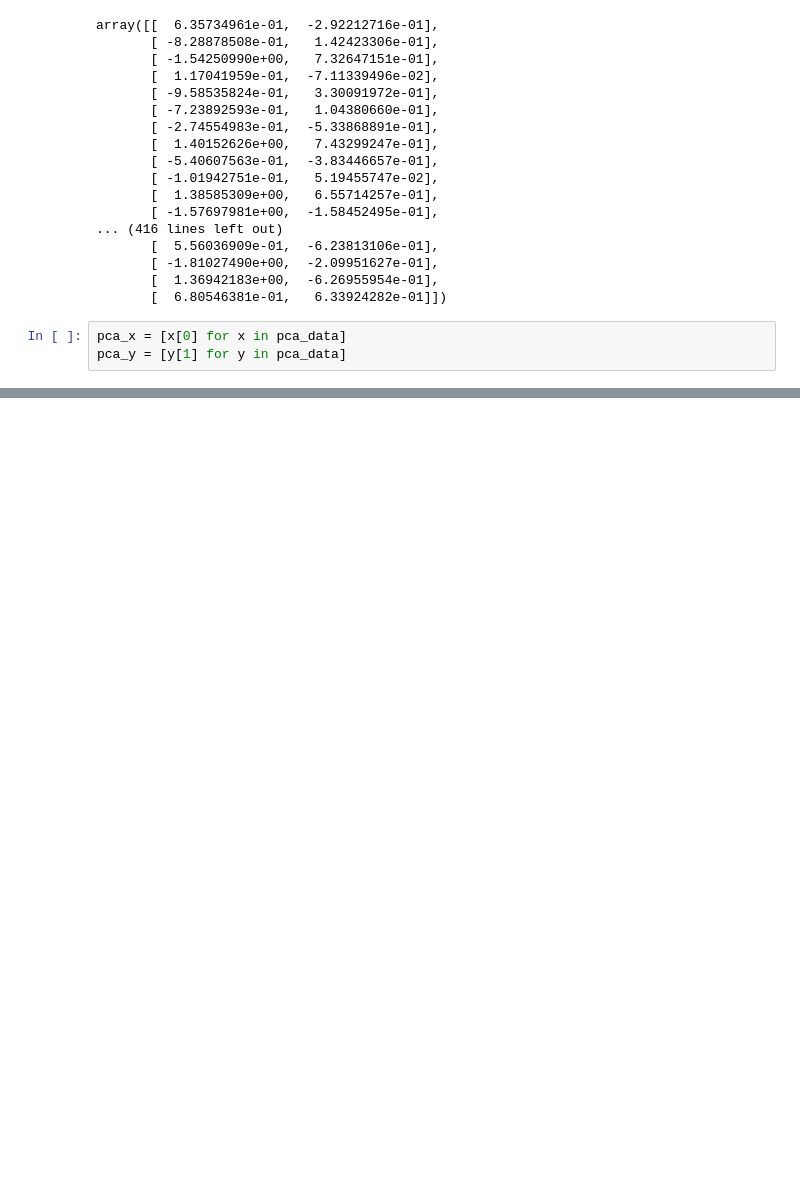
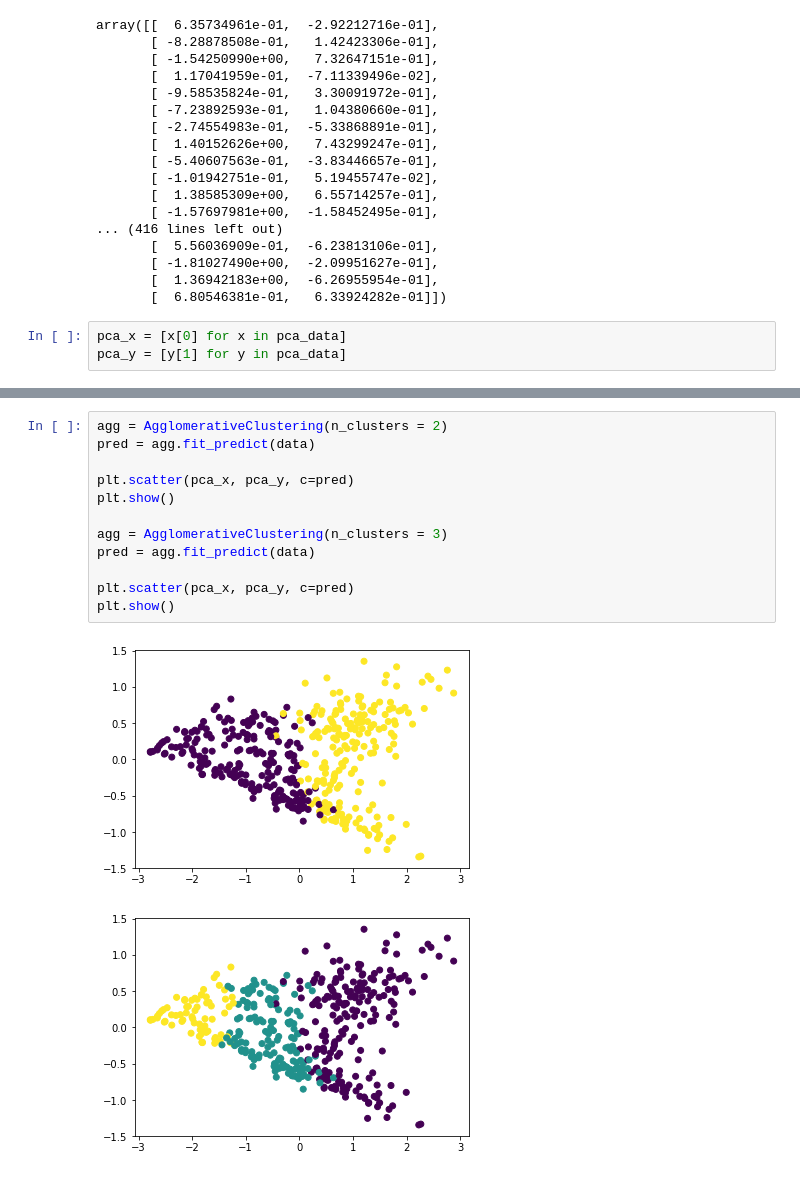
Before and after one commit to CornellDataScience/Social-Tribes, a Jupyter notebook: data/Gaussian.ipynb, the cells around one changed output, grey strips where cells are left out. Cells and saved outputs as stored; diff of their text form; blank space fills up the shorter version.

```diff
--- a/data/Gaussian.ipynb
+++ b/data/Gaussian.ipynb
@@ -63,0 +95,15 @@ plt.show()
+# %%
+agg = AgglomerativeClustering(n_clusters = 2)
+pred = agg.fit_predict(data)
+
+plt.scatter(pca_x, pca_y, c=pred)
+plt.show()
+
+agg = AgglomerativeClustering(n_clusters = 3)
+pred = agg.fit_predict(data)
+
+plt.scatter(pca_x, pca_y, c=pred)
+plt.show()
+# %% [output]
+[figure, added]
+[figure, added]
```
Also changed, not shown: parts of 4 cells of this notebook, 1 other file.
